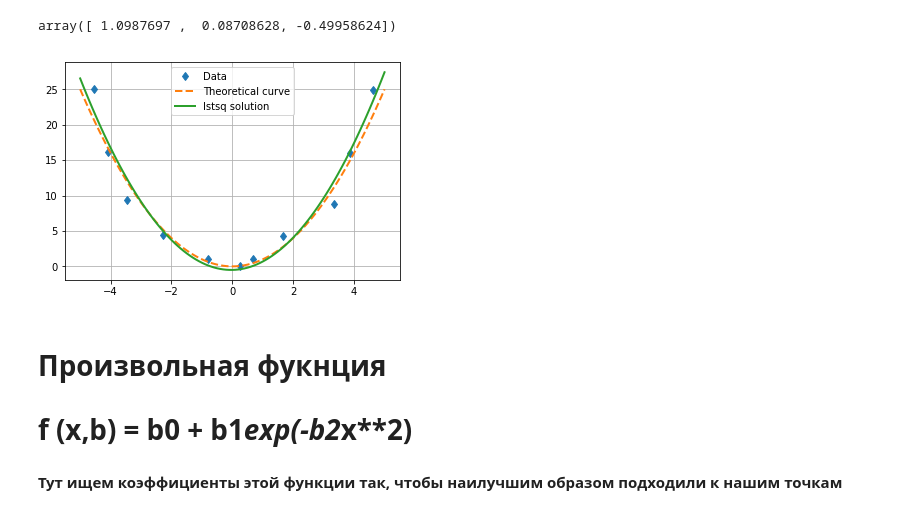
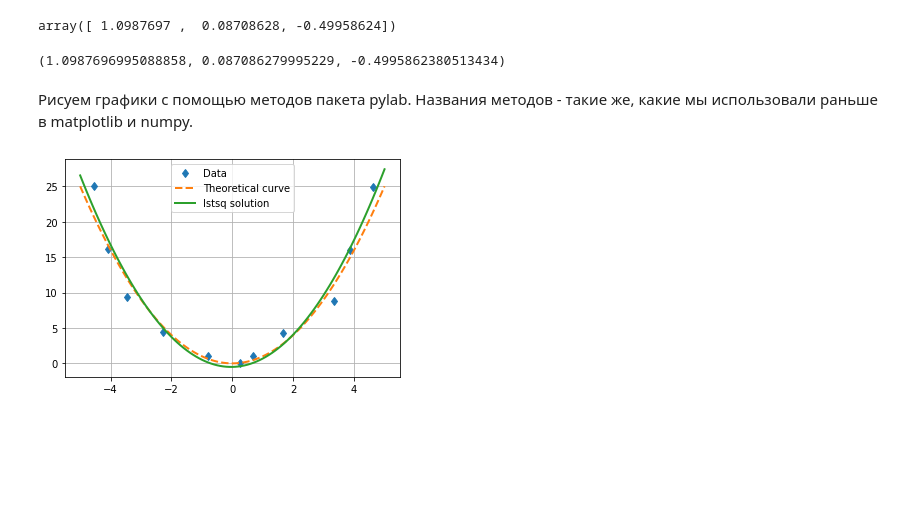
Before and after one commit to tatyderb/m2020, a Jupyter notebook: 6_fit/6_approximation.ipynb, the cells around one changed output. Drawn from its saved outputs; the diff is of its cells as text; code cells hidden in the pictures; blank space fills up the shorter version.

```diff
--- a/6_fit/6_approximation.ipynb
+++ b/6_fit/6_approximation.ipynb
@@ -228,6 +377,6 @@ from scipy.linalg import *
 читаем точки из файлов x.txt и y.txt, которые лежат в той же директории, что наш ipnb файл
 # %%
 # читаем данные из файлов
-x=fromfile('x.txt', float, sep='\n')
-y=fromfile('y.txt', float, sep='\n')
+x = pl.fromfile('xdata.txt', float, sep='\n')
+y = pl.fromfile('ydata.txt', float, sep='\n')
 # %%
@@ -235,7 +392,7 @@ y=fromfile('y.txt', float, sep='\n')
 # %%
-# задаем вектор m = [x**2, x, E]
-A = vstack((x**2, x, ones(len(x)))).T
-#A = np.vstack([x, np.ones(len(x))]).T
+# задаем вектор A = [x**2, x, E]
+#A = np.vstack([x, np.ones(len(x))]).T - было, но теперь это функции из пакета scipy.linalg
+A = pl.vstack((x**2, x, ones(len(x)))).T
 A
 # %% [output]
 array([[20.55258286, -4.53349566,  1.        ],
@@ -251,23 +408,32 @@ array([[20.55258286, -4.53349566,  1.        ],
        [21.3433616 ,  4.61988762,  1.        ]])
 # %%
 # находим коэффициенты при составляющих вектора m
-s=lstsq(A,y)[0]
-s
+B = slg.lstsq(A,y)[0]
+B
 # %% [output]
 array([ 1.0987697 ,  0.08708628, -0.49958624])
+# %%
+b2, b1, b0 = B
+b2, b1, b0
+# %% [output]
+(1.0987696995088858, 0.087086279995229, -0.4995862380513434)
+# %% [markdown]
+Рисуем графики с помощью методов пакета pylab. Названия методов - такие же, какие мы использовали раньше в matplotlib и numpy.
 # %%
-# на отрезке [-5,5]
-x_prec=linspace(-5,5,101)
+# на отрезке [-5,5] возьмем 100 точек
+x_prec = pl.linspace(-5, 5, 101)
 
 # рисуем точки
-plot(x,y,'d')
+pl.plot(x, y, 'd')
+
 # рисуем теоретическую кривую x<sup>2</sup>
-plot(x_prec, x_prec**2,'--',lw=2)
+pl.plot(x_prec, x_prec**2, '--', lw=2)
+
 # рисуем кривую вида y = ax<sup>2</sup> + bx + c, подставляя из решения коэффициенты s[0], s[1], s[2]
-plot(x_prec, s[0]*x_prec**2+s[1]*x_prec+s[2],'-',lw=2)
+pl.plot(x_prec, b2 * x_prec**2 + b1*x_prec + b0, '-', lw=2)
 
-grid()
-legend(('Data', 'Theoretical curve', 'lstsq solution'), loc='upper center')
-show()
+pl.grid()
+pl.legend(('Data', 'Theoretical curve', 'lstsq solution'), loc='upper center')
+pl.show()
 # %% [output]
-[figure, old version]
+[figure, new version]
@@ -276,3 +439,0 @@ show()
-# %% [markdown]
-# Произвольная фукнция
-# f (x,b) = b0 + b1*exp(-b2*x**2)
@@ -289,2 +439,0 @@ def f(x, b0, b1, b2):
-# %% [markdown]
-**Тут ищем коэффициенты этой функции так, чтобы наилучшим образом подходили к нашим точкам**
```
Also changed, not shown: parts of 41 cells of this notebook, 3 other files.
